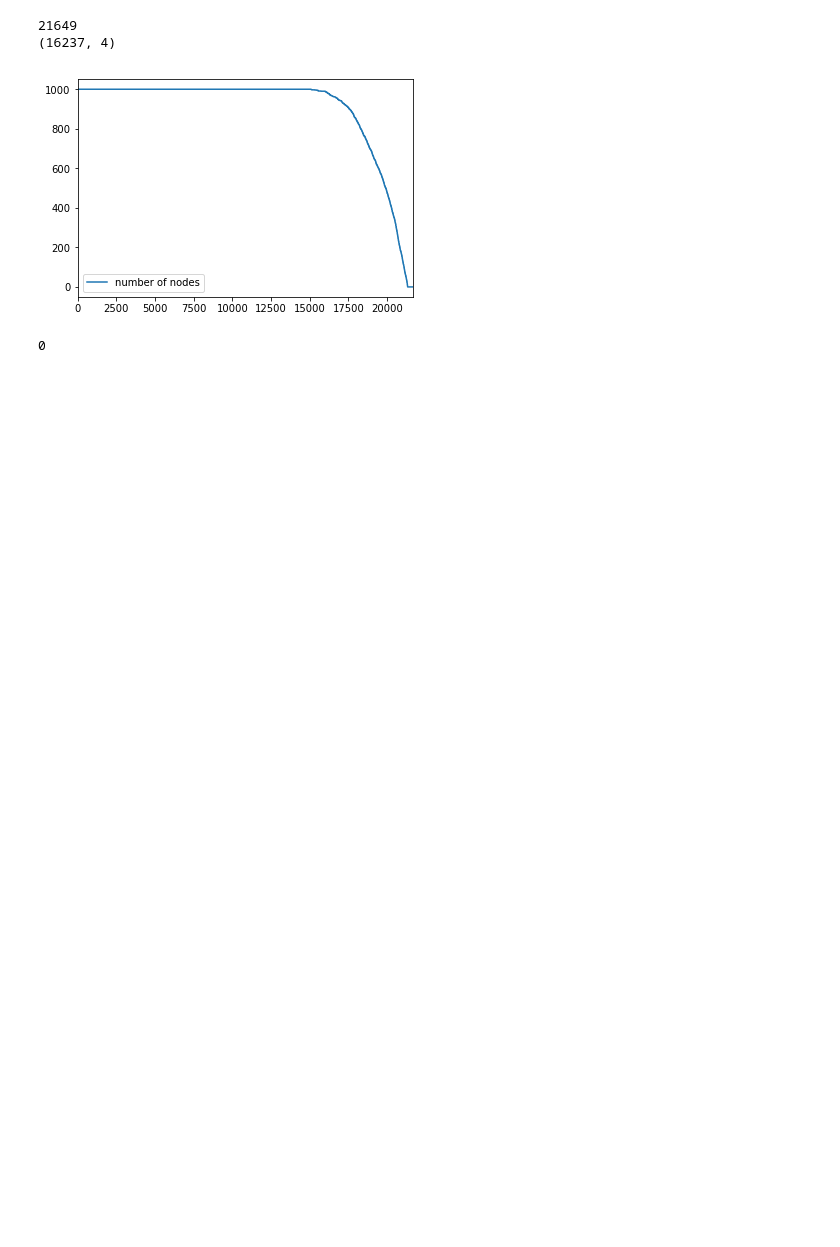
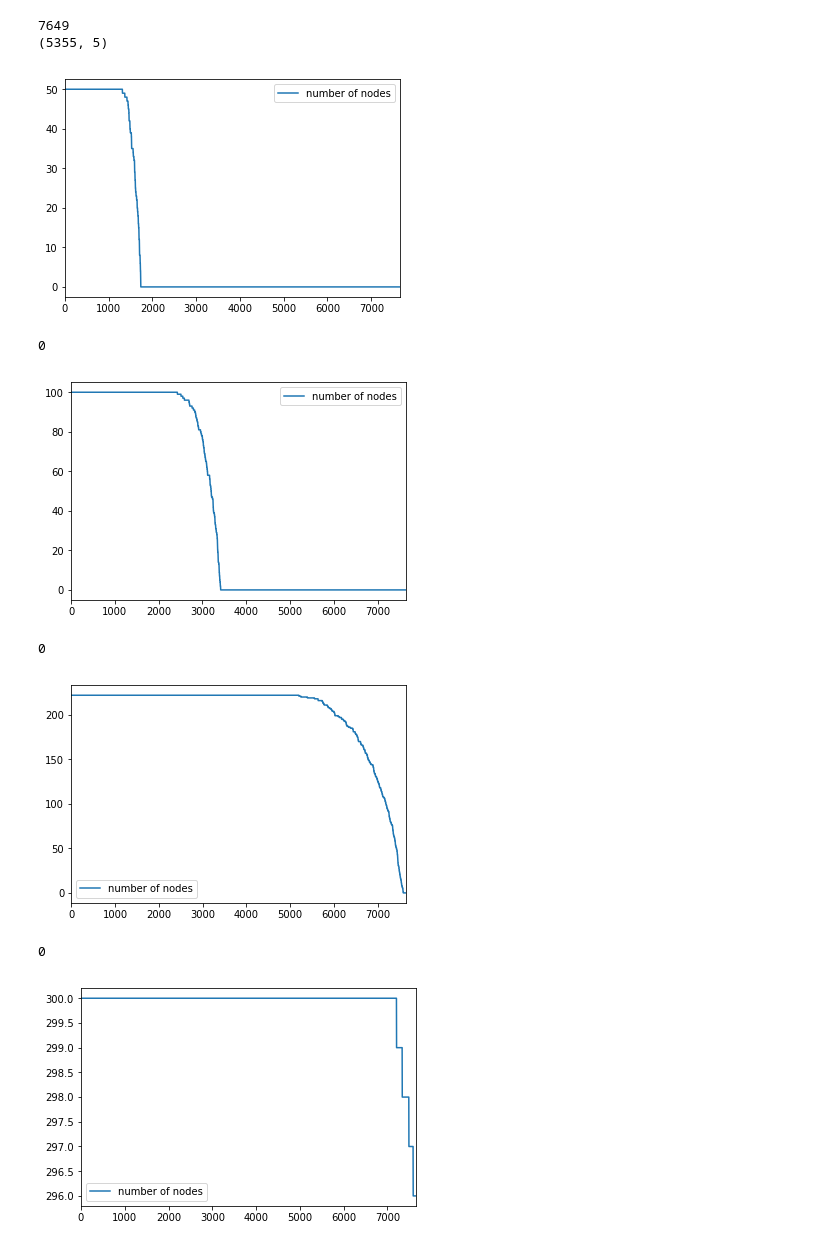
Before and after one commit to diemori/anti-crawler, a Jupyter notebook: 20_Experiments/Exmperiment_20180213.ipynb, the cells around one changed output. Saved outputs shown, nothing was run; the diff lists cells and outputs as text; code cells hidden in the pictures; blank space fills up the shorter version.

```diff
--- a/20_Experiments/Exmperiment_20180213.ipynb
+++ b/20_Experiments/Exmperiment_20180213.ipynb
@@ -79,0 +29,3 @@ Name: count, dtype: float64
+# %%
+train_until = 23
+td3 = a.get_td3(train_until, _label=[0.005, 0.1, 0.3])
@@ -157,14 +155,34 @@ def simulate_real(df_traffic, df_td3, threshold):
 # %%
-# item_list = td3['uri'].tolist()
+
+threshold = 20
+except_item = '.gif'
+
 df_count = a.get_item_count(a.df)
+
 item_list = df_count['uri'].tolist()
 random.shuffle(item_list)
+
 print(len(item_list))
 print(td3.shape)
-result = simulate(1000, td3, item_list, 15)
+
+result = simulate(50, td3, item_list, threshold, except_item=except_item)
 print(result)
+
+result = simulate(100, td3, item_list, threshold, except_item=except_item)
+print(result)
+
+result = simulate(222, td3, item_list, threshold, except_item=except_item)
+print(result)
+
+result = simulate(300, td3, item_list, threshold, except_item=except_item)
+print(result)
 # %% [output]
-21649
-(16237, 4)
+7649
+(5355, 5)
-[figure, old version]
+[figure, new version]
 0
+[figure, added]
+0
+[figure, added]
+0
+[figure, added]
```
Also changed, not shown: parts of 26 cells of this notebook, 1 other file.
